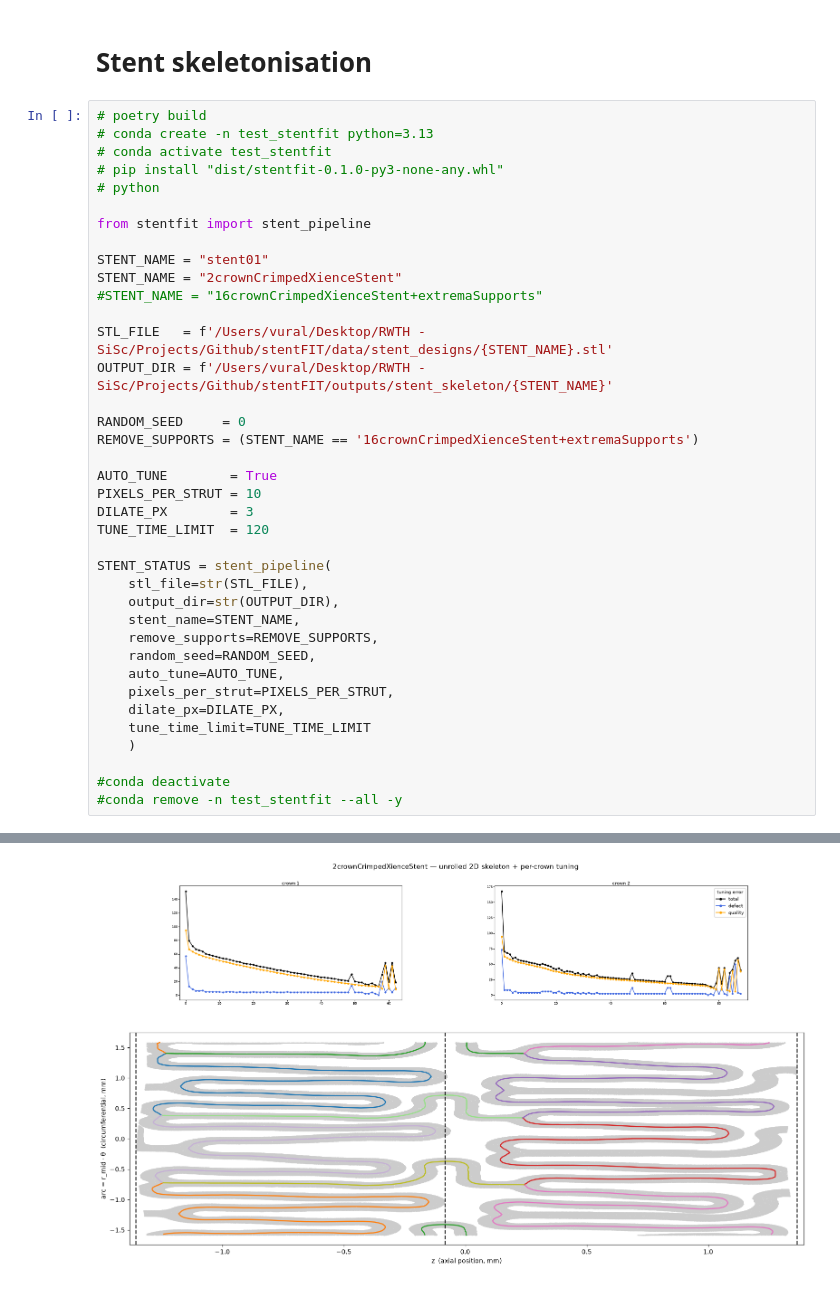
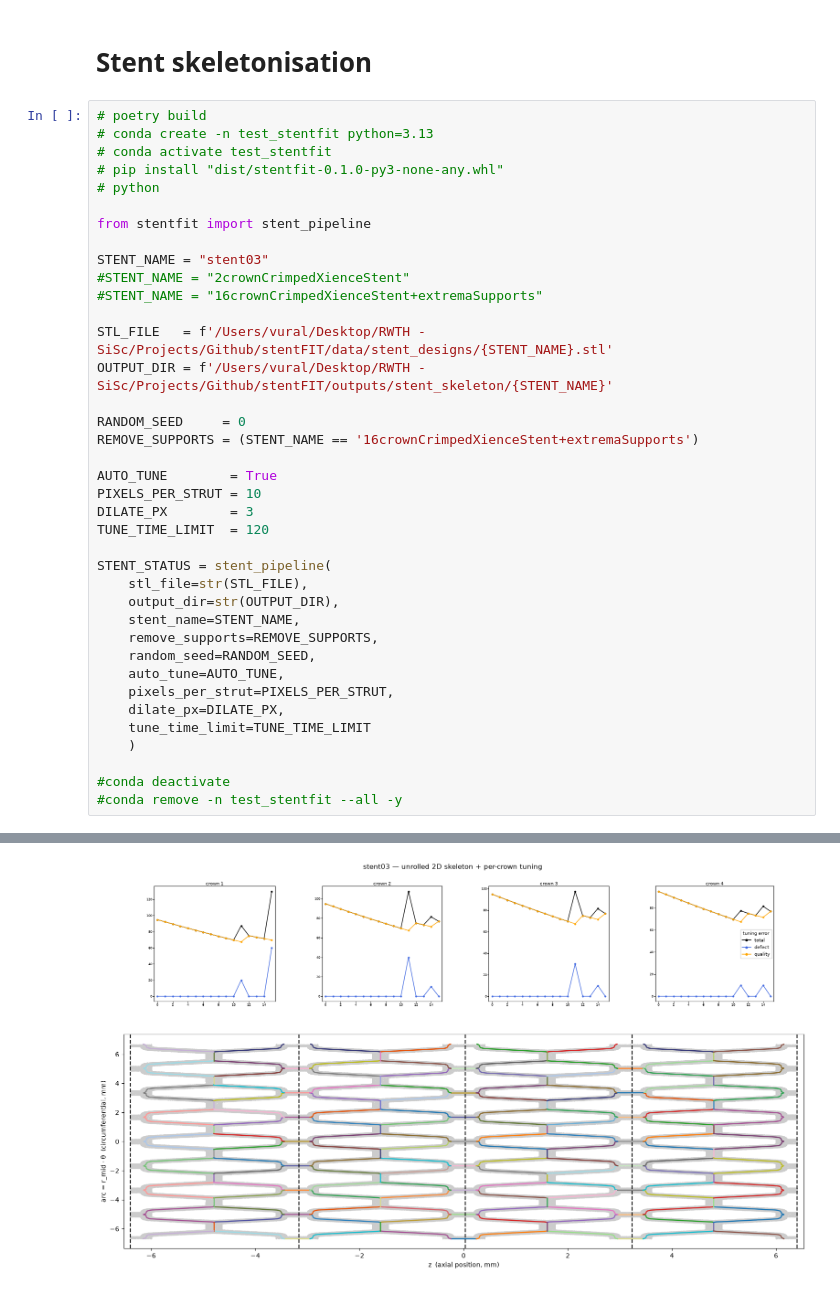
Before and after one commit to VuralAktas/stentFIT, a Jupyter notebook: examples/stent_skeleton.ipynb, the cells around one changed output, grey strips where cells are left out. Saved outputs shown, nothing was run; the diff lists cells and outputs as text.

```diff
--- a/examples/stent_skeleton.ipynb
+++ b/examples/stent_skeleton.ipynb
@@ -9,8 +9,8 @@
 
 from stentfit import stent_pipeline
 
-STENT_NAME = "stent01"
-STENT_NAME = "2crownCrimpedXienceStent"
+STENT_NAME = "stent03"
+#STENT_NAME = "2crownCrimpedXienceStent"
 #STENT_NAME = "16crownCrimpedXienceStent+extremaSupports"
 
 STL_FILE   = f'/Users/vural/Desktop/RWTH - SiSc/Projects/Github/stentFIT/data/stent_designs/{STENT_NAME}.stl'
@@ -59 +59 @@ The results of the skeletonization and spline fitting have been saved in /Users/
-[figure, old version]
+[figure, new version]
```
Also changed, not shown: parts of 1 cell of this notebook, 11 other files.
